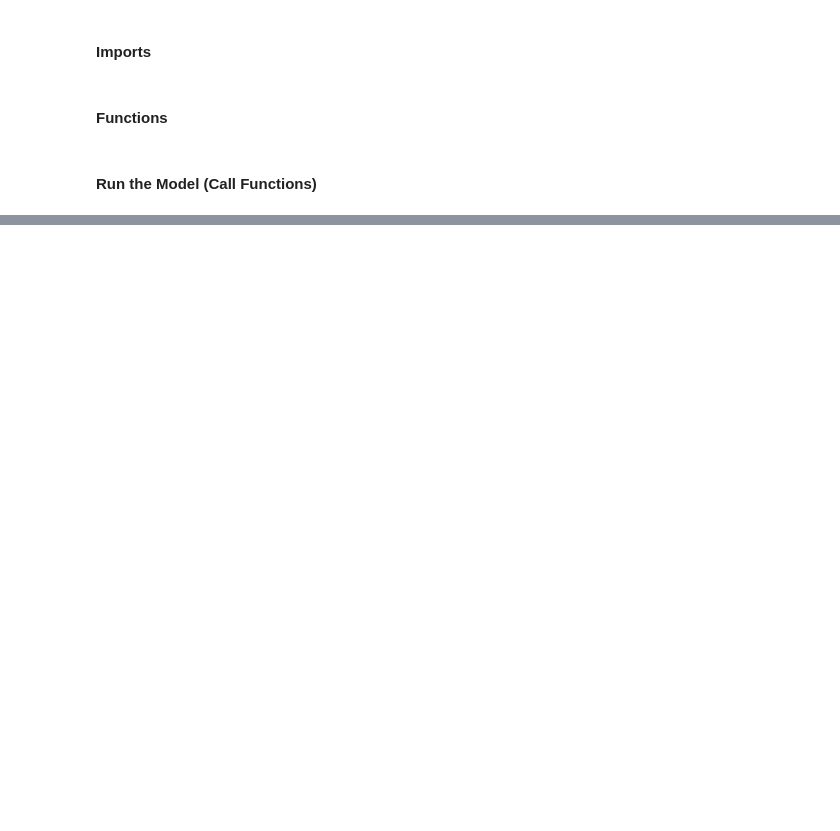
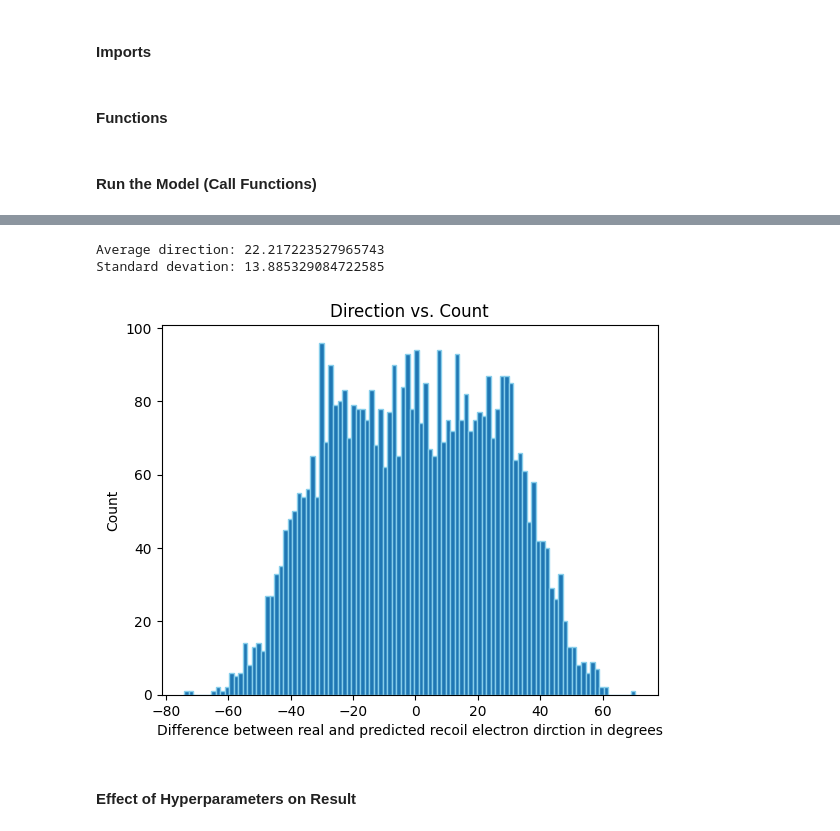
Before and after one commit to arj-shriv/COSI, a Jupyter notebook: random_forests.ipynb, the cells around one changed output, grey strips where cells are left out. Drawn from its saved outputs; the diff is of its cells as text; code cells hidden in the pictures; blank space fills up the shorter version.

```diff
--- a/random_forests.ipynb
+++ b/random_forests.ipynb
@@ -207,3 +277,23 @@ def train_depth(x_train, x_test, y_train, y_test, verbose = 1):
+# %%
+# Plots Direction vs Count
+print("Average direction:", np.average(direction))
+print("Standard devation:", np.std(direction))
+
+r_direction = direction.copy()
+for i in range(len(r_direction)):
+    r_direction[i] *= random.choice([1, -1])
+
+plt.hist(r_direction, bins=100, edgecolor='skyblue')
+plt.xlabel('Difference between real and predicted recoil electron dirction in degrees')
+plt.ylabel('Count')
+plt.title('Direction vs. Count')
+plt.show()
+# %% [output]
+Average direction: 22.217223527965743
+Standard devation: 13.885329084722585
+[figure, added]
+# %% [markdown]
+#### Effect of Hyperparameters on Result
 # %%
 # set up model
 data = "output_x2_y2.csv"
```
Also changed, not shown: parts of 18 cells of this notebook.
